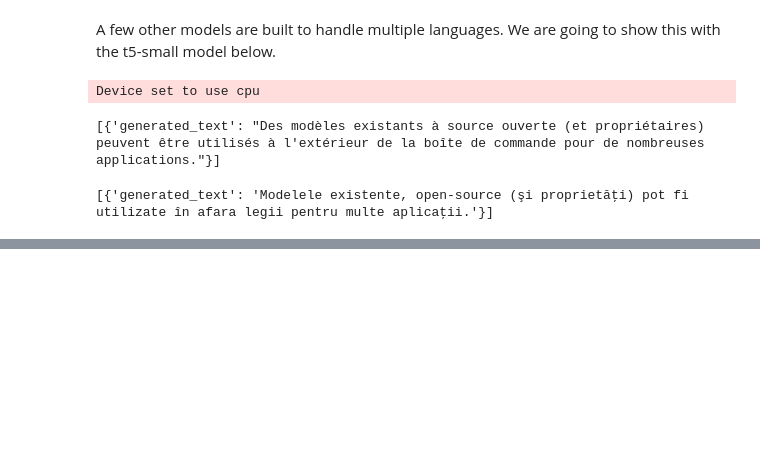
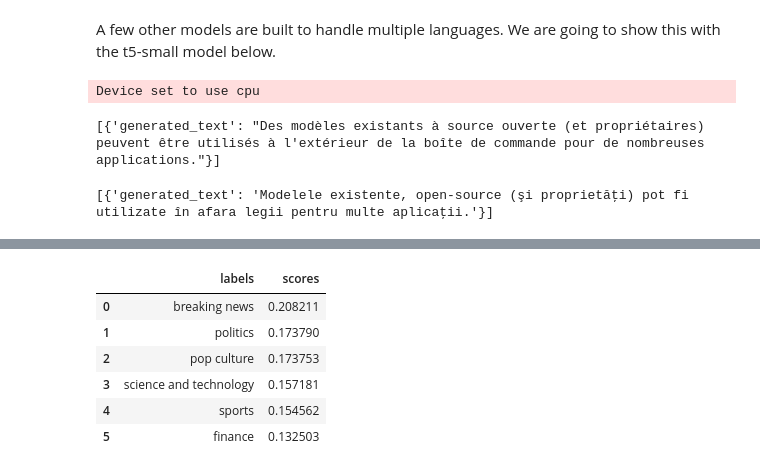
Before and after one commit to rajuakshita22/AI_Learning, a Jupyter notebook: projects/llm-basics/LLM-1.ipynb, the cells around one changed output, grey strips where cells are left out. Cells and saved outputs as stored; diff of their text form; code cells hidden in the pictures; blank space fills up the shorter version.

```diff
--- a/projects/llm-basics/LLM-1.ipynb
+++ b/projects/llm-basics/LLM-1.ipynb
@@ -187,0 +252,33 @@ t5_small_pipeline("transalte English to Romanian: Existing, open-source (and pro
+# %%
+categorize_articles(
+    """
+The full cost of damage in Newton Stewart, one of the areas worst affected, is still being assessed.
+Repair work is ongoing in Hawick and many roads in Peeblesshire remain badly affected by standing water.
+Trains on the west coast mainline face disruption due to damage at the Lamington Viaduct.
+Many businesses and householders were affected by flooding in Newton Stewart after the River Cree overflowed into the town.
+First Minister Nicola Sturgeon visited the area to inspect the damage.
+The waters breached a retaining wall, flooding many commercial properties on Victoria Street - the main shopping thoroughfare.
+Jeanette Tate, who owns the Cinnamon Cafe which was badly affected, said she could not fault the multi-agency response once the flood hit.
+However, she said more preventative work could have been carried out to ensure the retaining wall did not fail.
+"It is difficult but I do think there is so much publicity for Dumfries and the Nith - and I totally appreciate that - but it is almost like we're neglected or forgotten," she said.
+"That may not be true but it is perhaps my perspective over the last few days.
+"Why were you not ready to help us a bit more when the warning and the alarm alerts had gone out?"
+Meanwhile, a flood alert remains in place across the Borders because of the constant rain.
+Peebles was badly hit by problems, sparking calls to introduce more defences in the area.
+Scottish Borders Council has put a list on its website of the roads worst affected and drivers have been urged not to ignore closure signs.
+The Labour Party's deputy Scottish leader Alex Rowley was in Hawick on Monday to see the situation first hand.
+He said it was important to get the flood protection plan right but backed calls to speed up the process.
+"I was quite taken aback by the amount of damage that has been done," he said.
+"Obviously it is heart-breaking for people who have been forced out of their homes and the impact on businesses."
+He said it was important that "immediate steps" were taken to protect the areas most vulnerable and a clear timetable put in place for flood prevention plans.
+Have you been affected by flooding in Dumfries and Galloway or the Borders? Tell us about your experience of the situation and how it was handled. Email us on selkirk.news@bbc.co.uk or dumfries@bbc.co.uk.
+"""
+)
+# %% [output]
+|  | labels | scores |
+| 0 | breaking news | 0.208211 |
+| 1 | politics | 0.173790 |
+| 2 | pop culture | 0.173753 |
+| 3 | science and technology | 0.157181 |
+| 4 | sports | 0.154562 |
+| 5 | finance | 0.132503 |
```
Also changed, not shown: parts of 5 cells of this notebook.
